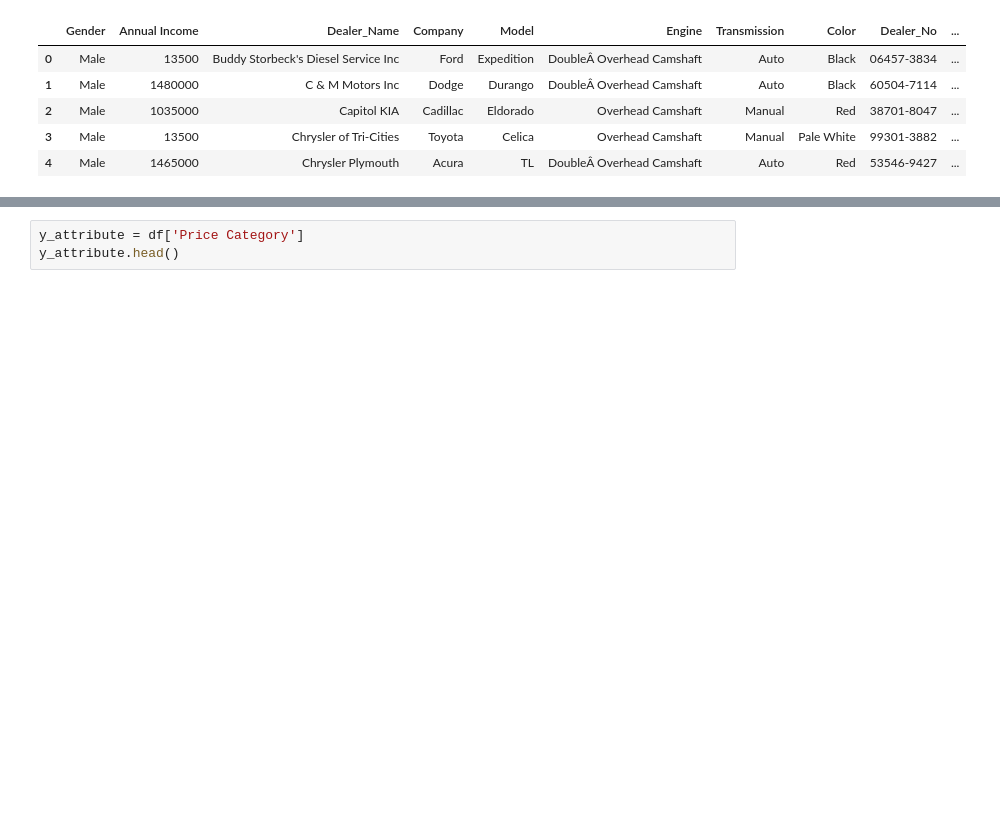
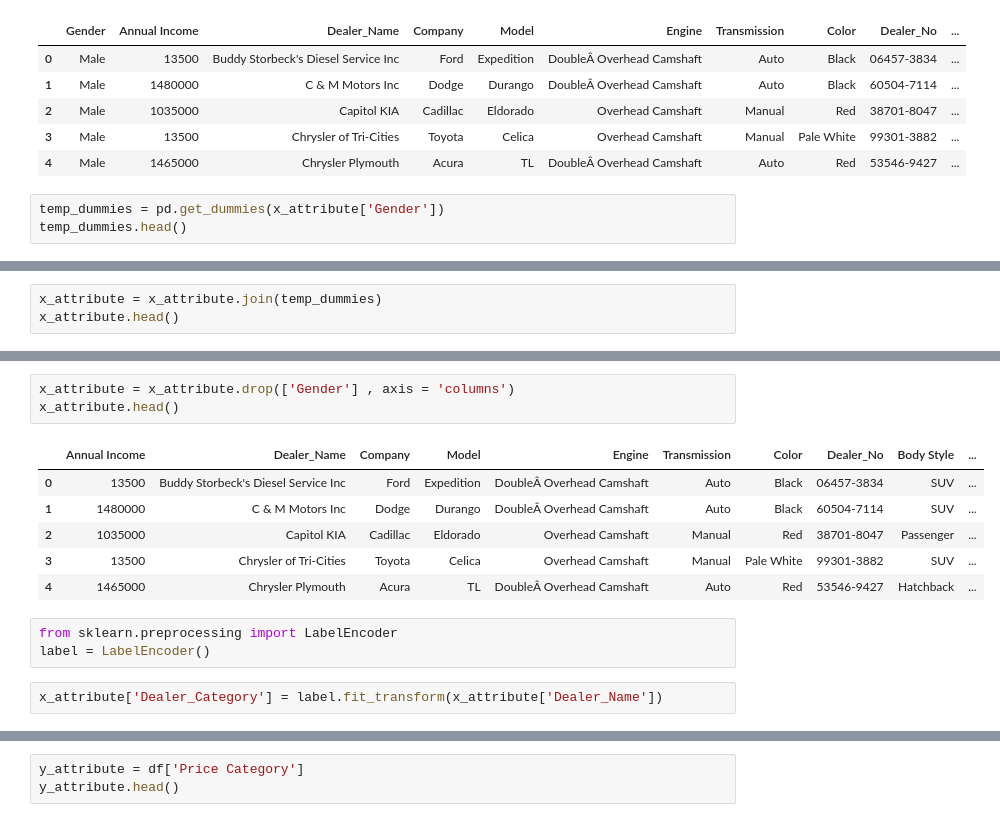
Before and after one commit to santosh4568/Car-Sales-Prediction, a Jupyter notebook: Car_Sales.ipynb, the cells around one changed output, grey strips where cells are left out. Saved outputs shown, nothing was run; the diff lists cells and outputs as text; blank space fills up the shorter version.

```diff
--- a/Car_Sales.ipynb
+++ b/Car_Sales.ipynb
@@ -302,3 +302,6 @@ x_attribute.head()
 | 2 | Male | 1035000 | Capitol KIA | Cadillac | Eldorado | Overhead Camshaft | Manual | Red | 38701-8047 | ... |
 | 3 | Male | 13500 | Chrysler of Tri-Cities | Toyota | Celica | Overhead Camshaft | Manual | Pale White | 99301-3882 | ... |
 | 4 | Male | 1465000 | Chrysler Plymouth | Acura | TL | DoubleÂ Overhead Camshaft | Auto | Red | 53546-9427 | ... |
+# %%
+temp_dummies = pd.get_dummies(x_attribute['Gender'])
+temp_dummies.head()
@@ -304,0 +315,3 @@ x_attribute.head()
+# %%
+x_attribute = x_attribute.join(temp_dummies)
+x_attribute.head()
@@ -304,0 +325,15 @@ x_attribute.head()
+# %%
+x_attribute = x_attribute.drop(['Gender'] , axis = 'columns')
+x_attribute.head()
+# %% [output]
+|  | Annual Income | Dealer_Name | Company | Model | Engine | Transmission | Color | Dealer_No | Body Style | ... |
+| 0 | 13500 | Buddy Storbeck's Diesel Service Inc | Ford | Expedition | DoubleÂ Overhead Camshaft | Auto | Black | 06457-3834 | SUV | ... |
+| 1 | 1480000 | C & M Motors Inc | Dodge | Durango | DoubleÂ Overhead Camshaft | Auto | Black | 60504-7114 | SUV | ... |
+| 2 | 1035000 | Capitol KIA | Cadillac | Eldorado | Overhead Camshaft | Manual | Red | 38701-8047 | Passenger | ... |
+| 3 | 13500 | Chrysler of Tri-Cities | Toyota | Celica | Overhead Camshaft | Manual | Pale White | 99301-3882 | SUV | ... |
+| 4 | 1465000 | Chrysler Plymouth | Acura | TL | DoubleÂ Overhead Camshaft | Auto | Red | 53546-9427 | Hatchback | ... |
+# %%
+from sklearn.preprocessing import LabelEncoder
+label = LabelEncoder()
+# %%
+x_attribute['Dealer_Category'] = label.fit_transform(x_attribute['Dealer_Name'])
```
Also changed, not shown: parts of 40 cells of this notebook.
